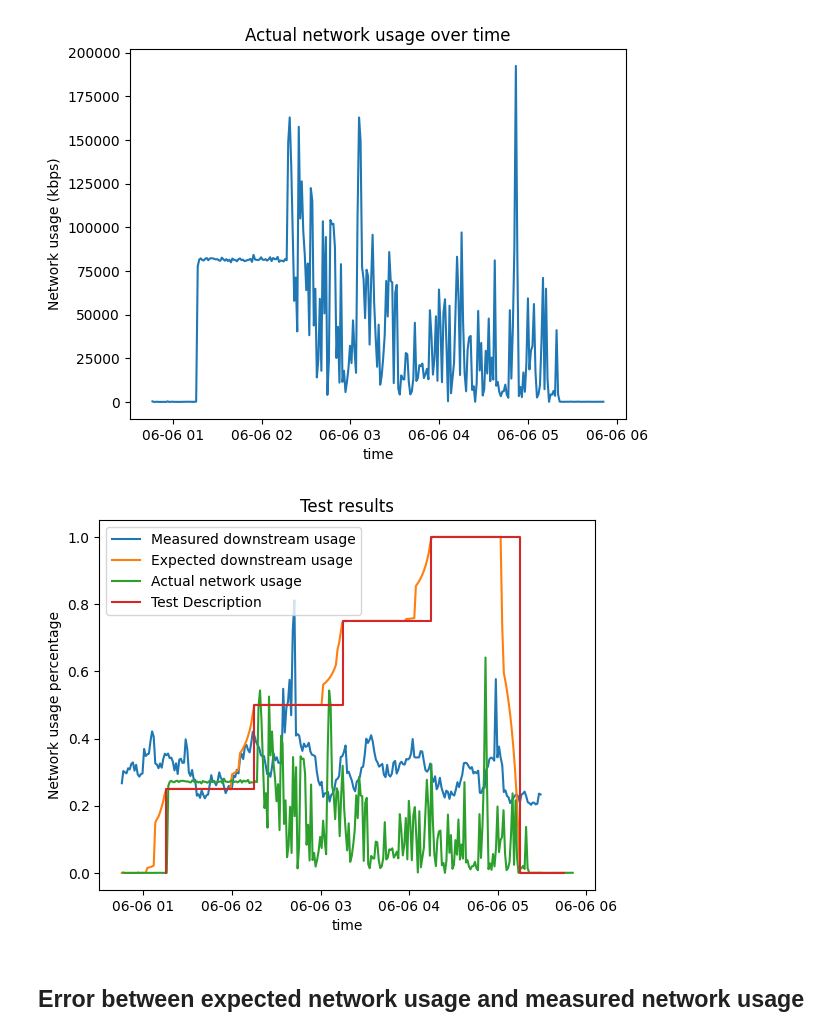
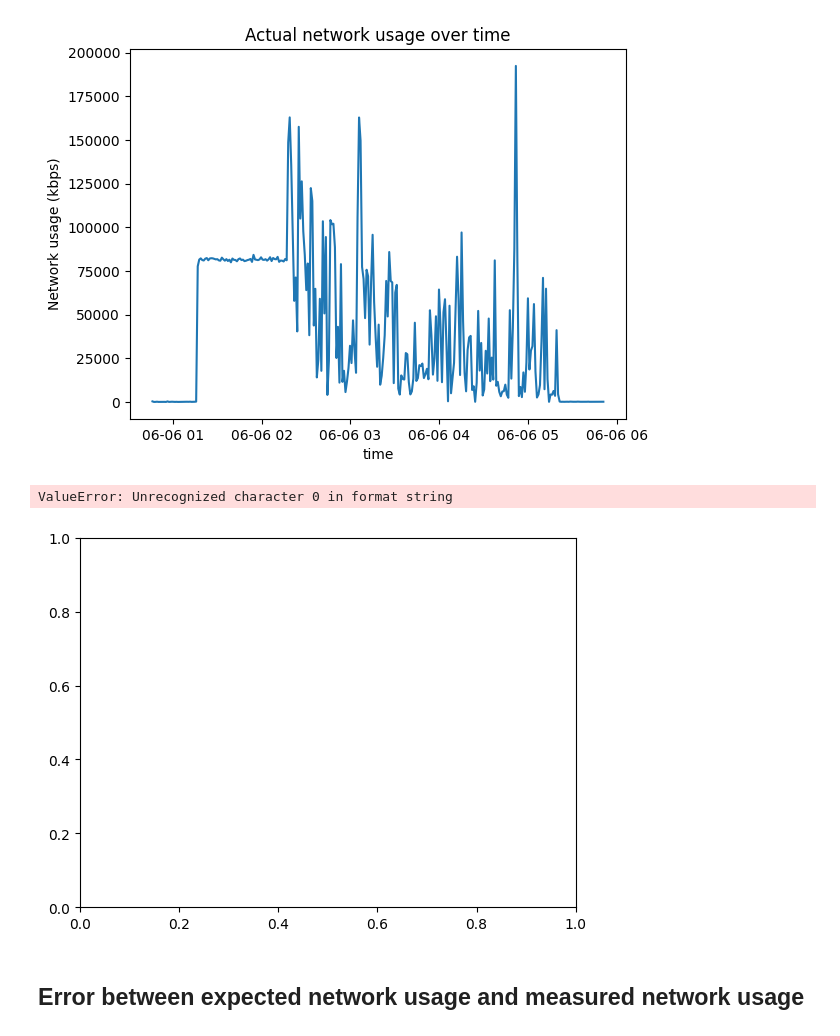
Before and after one commit to AgusHorn/tix-time-processor, a Jupyter notebook: new_general_analysis_notebook.ipynb, the cells around one changed output. Cells and saved outputs as stored; diff of their text form; code cells hidden in the pictures.

Commit message:
Speed from net stat remaining

```diff
--- a/new_general_analysis_notebook.ipynb
+++ b/new_general_analysis_notebook.ipynb
@@ -331,0 +232,34 @@ Value of first column
+# %%
+
+net_usage = 0
+net_stat_lines_cont = 0
+grouped_net_usage = []
+
+with open(NET_USAGE_FILE) as net_usage_file:
+  # Skip header
+  next(net_usage_file)
+
+  for i in range(len(batches)):
+    if (i < 9):
+      continue
+    current_batch = batches[i]
+    batch_end_time = int(current_batch.final_timestamp)
+    batch_start_time = int(batches[i-9].initial_timestamp)
+
+    for line in net_usage_file:
+      (epoch, speed) = line.split(NET_USAGE_SEPARATOR)
+      usage_timestamp =  int(str(epoch).split('.')[0])
+      speed_kbps = float(speed)
+      if (batch_start_time <= usage_timestamp <= batch_end_time):
+        net_usage += usage_timestamp
+        net_stat_lines_cont += 1
+      else:
+        grouped_net_usage.append(net_usage/(net_stat_lines_cont * 61)/150000)
+        net_usage = 0
+        net_stat_lines_cont = 0
+        break
+
+
+actual_usage = pd.DataFrame([], columns=['downstream_actual_usage'])
+actual_usage = actual_usage.assign(downstream_actual_usage=grouped_net_usage)
+actual_usage.to_excel('excels/actual_downstream_2024-04-04TestActualUsage.xlsx')
@@ -355,17 +292,18 @@ plt.show()
 # %%
 normalized_net_usage = [speed_kbps / test_config['max_speed_kbps'] for speed_kbps in grouped_net_usage_speed]
 plt.figure()
-plt.plot(data['batch_start_time'], data['downstream_usage'])
-plt.plot(data['batch_start_time'], data['expected_downstream_usage'])
+plt.plot(str(data['batch_start_time']), str(data['downstream_usage']))
+plt.plot(str(data['batch_start_time']), str(data['expected_downstream_usage']))
 plt.plot(grouped_net_usage_time, normalized_net_usage)
-plt.step(data2['end_time'],  data2['expected_usage'])
+plt.step(str(data2['end_time']),  data2['expected_usage'])
 plt.xlabel('time')
 plt.ylabel('Network usage percentage')
 plt.title('Test results')
 plt.legend(['Measured downstream usage', 'Expected downstream usage', 'Actual network usage', "Test Description"])
 plt.show()
 # %% [output]
+ValueError: Unrecognized character 0 in format string
-[figure, old version]
+[figure, new version]
 # %% [markdown]
 ## Error between expected network usage and measured network usage
 # %%
```
Also changed, not shown: parts of 4 cells of this notebook, 2 other files.
